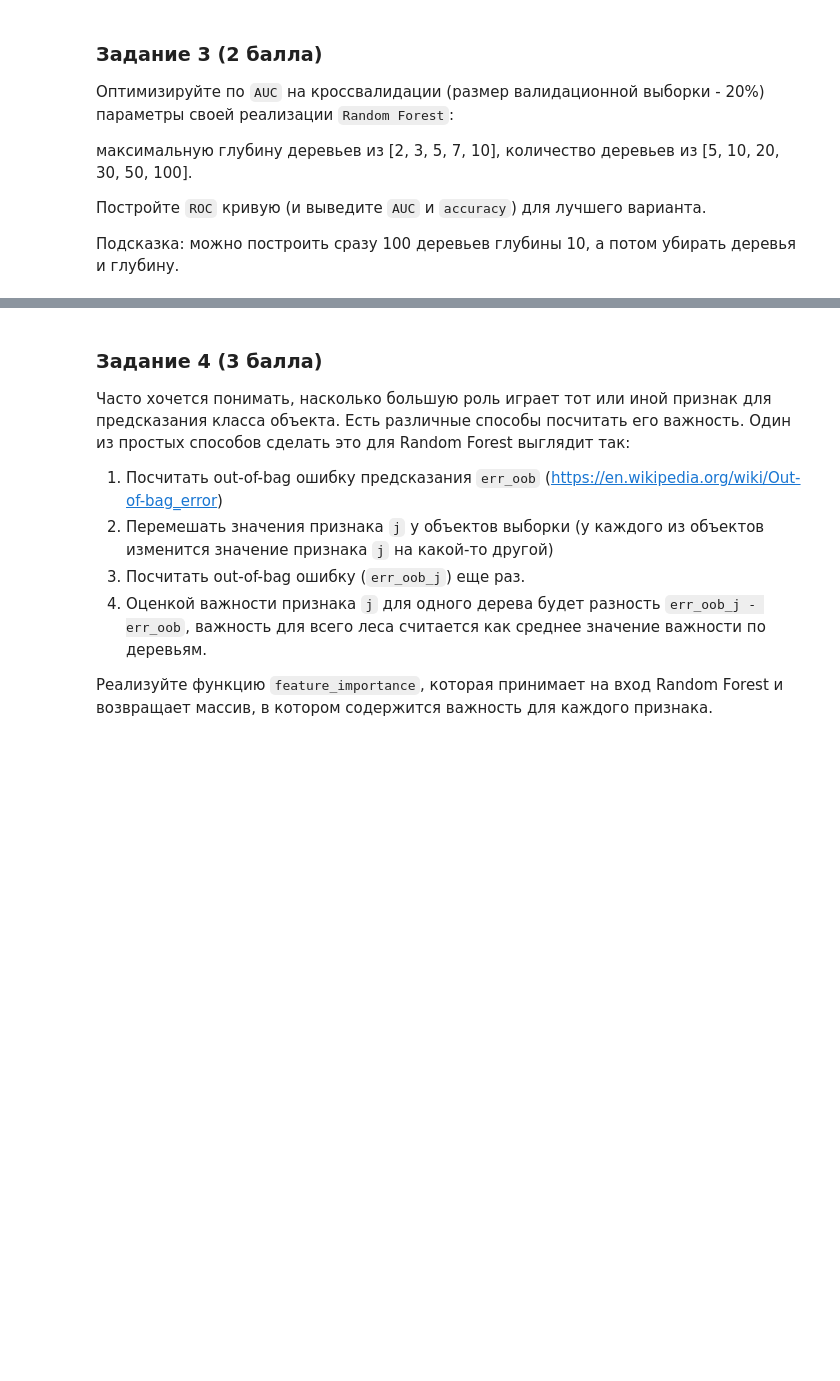
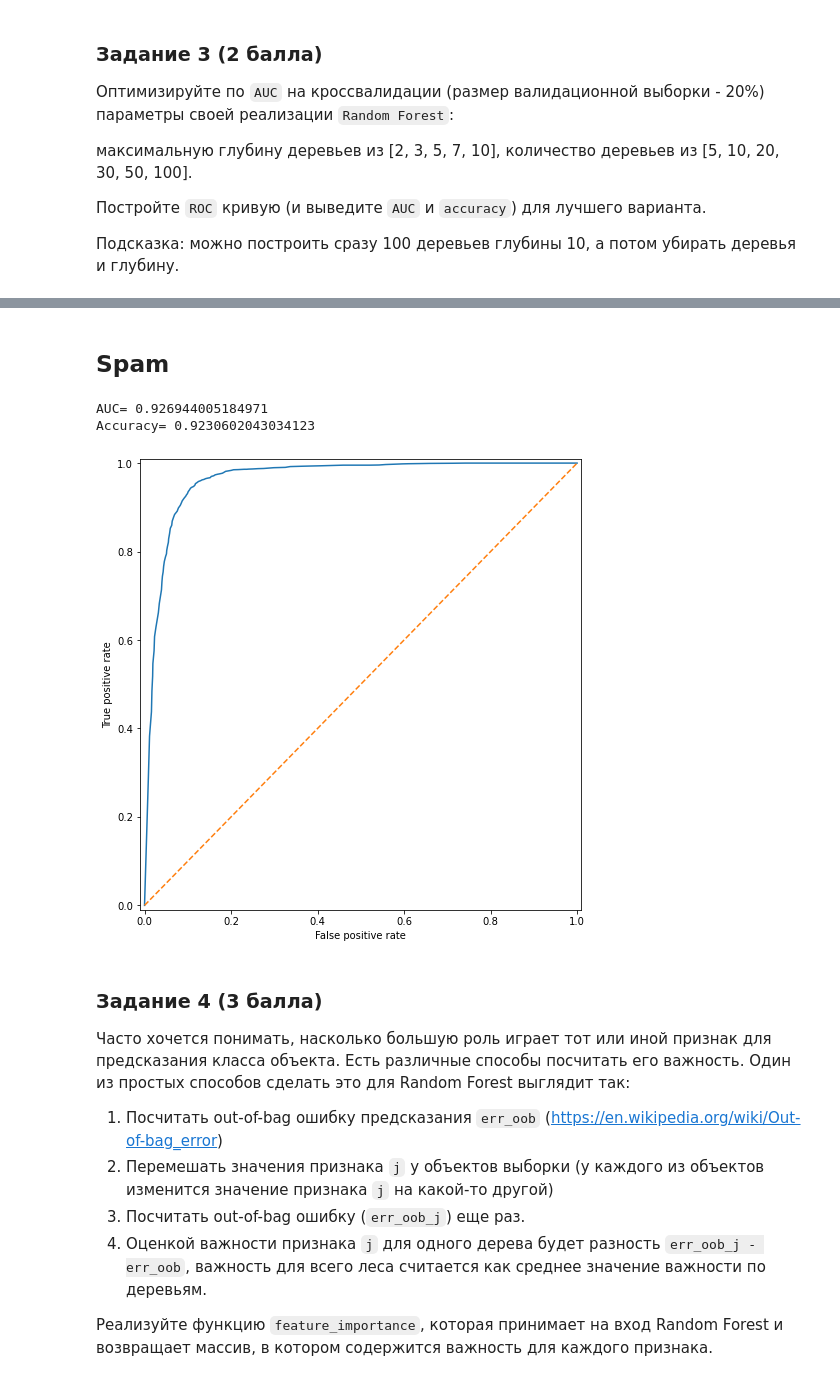
Before and after one commit to Alexoflife/ML_bioinf, a Jupyter notebook: HW4/ML_HW4.ipynb, the cells around one changed output, grey strips where cells are left out. Cells and saved outputs as stored; diff of their text form; code cells hidden in the pictures; blank space fills up the shorter version.

```diff
--- a/HW4/ML_HW4.ipynb
+++ b/HW4/ML_HW4.ipynb
@@ -192,10 +194,10 @@ class RandomForestClassifier:
 
     def fit(self, X):
         for _ in range(self.n_estimators):
-            print(_)
             tree = DecisionTreeClassifier(self.criterion, self.max_depth, self.min_samples_leaf)
-            X_train  = np.concatenate((train_test_split(X, train_size = 0.05)[0], train_test_split(X, train_size = 0.05)[0]), axis=0)
-            self.trees.append([tree, tree.fit(X_train)])
+            train = tts(X, train_size=0.1)[0]
+            self.trees.append([tree, tree.fit(train)])
+            #print(str(_), ' tree')
 
 
 
@@ -279,3 +295,16 @@ plot_roc_curve(Spam[:,-1], tree.predict_proba(Spam))
+# %% [markdown]
+## Spam
+# %%
+tree = RandomForestClassifier(max_depth=best_depth, min_samples_leaf=40, n_estimators=best_n_tree)
+tree.fit(Spam)
+y_pred = tree.predict(Spam)
+print('AUC=', str(roc_auc_score(y_pred, Spam[:,-1])))
+print('Accuracy=', str(accuracy_score(y_pred, Spam[:,-1])))
+plot_roc_curve(Spam[:,-1], tree.predict_proba(Spam))
+# %% [output]
+AUC= 0.926944005184971
+Accuracy= 0.9230602043034123
+[figure, added]
 # %% [markdown]
 ### Задание 4 (3 балла)
 Часто хочется понимать, насколько большую роль играет тот или иной признак для предсказания класса объекта. Есть различные способы посчитать его важность. Один из простых способов сделать это для Random Forest выглядит так:
```
Also changed, not shown: parts of 33 cells of this notebook.
